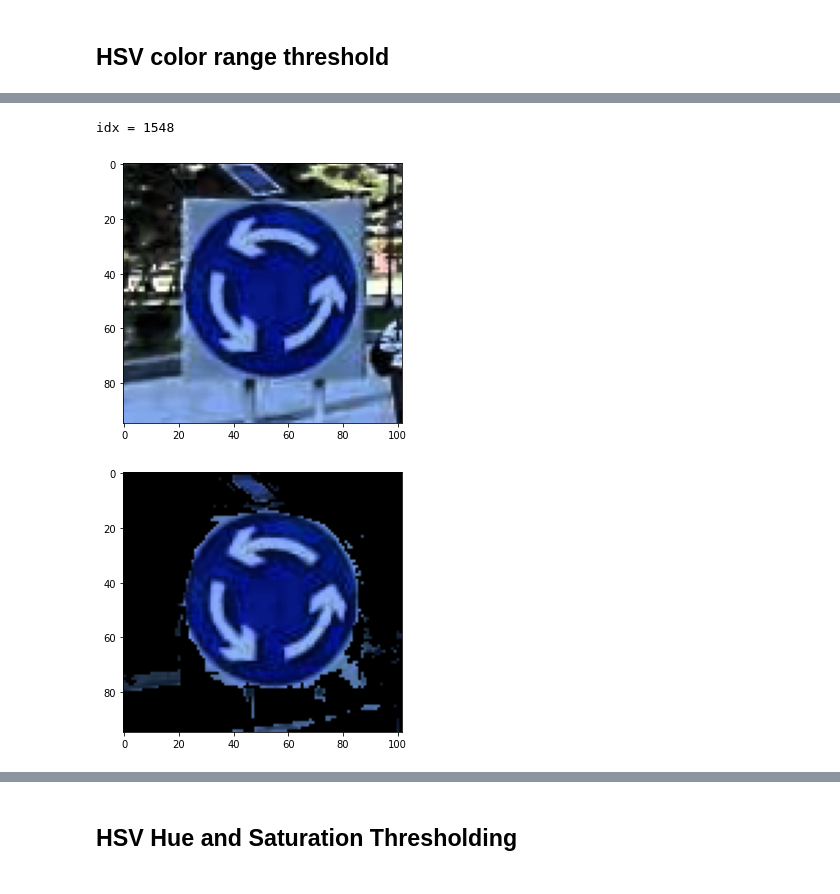
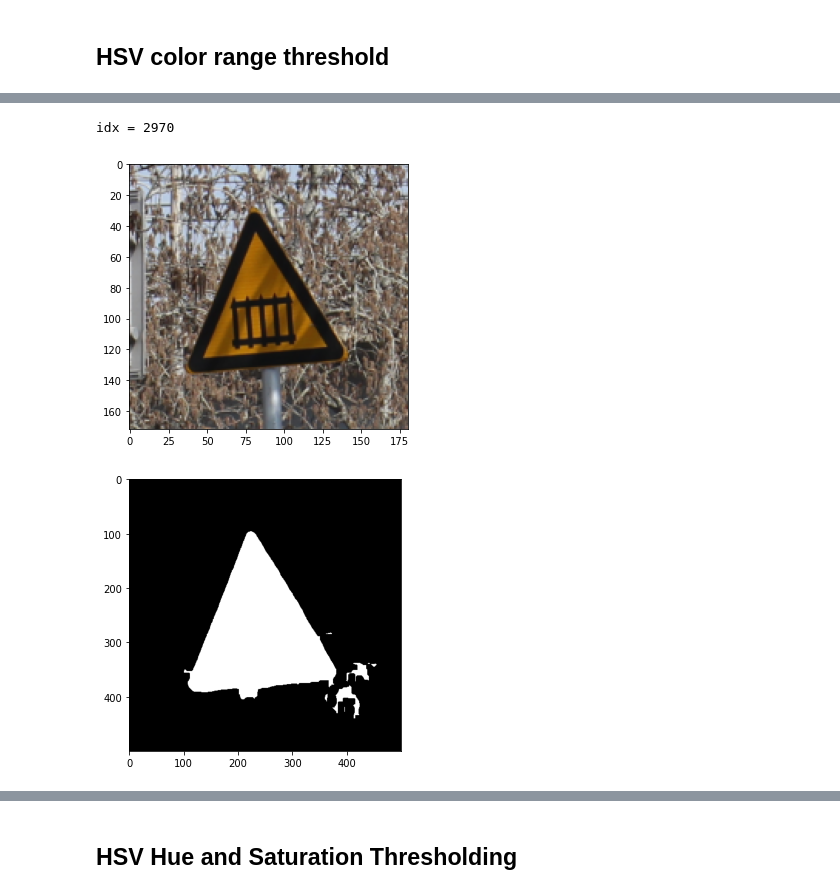
Before and after one commit to chengboon-utar/mini-project, a Jupyter notebook: test.ipynb, the cells around one changed output, grey strips where cells are left out. Cells and saved outputs as stored; diff of their text form; code cells hidden in the pictures.

```diff
--- a/test.ipynb
+++ b/test.ipynb
@@ -104,3 +113,17 @@ idx = 2915
+# %%
+# flood fill can be used to fill the holes in the mask
+
+def floodFill(mask):
+    im_th = cv.threshold(
+        mask, 0, 255, cv.THRESH_BINARY + cv.THRESH_OTSU)[1]
+    im_floodfill = im_th.copy()
+    h, w = im_th.shape[:2]
+    mask = np.zeros((h+2, w+2), np.uint8)
+    cv.floodFill(im_floodfill, mask, (0, 0), 255)
+    im_floodfill_inv = cv.bitwise_not(im_floodfill)
+    im_out = im_th | im_floodfill_inv
+    # im_out = remove_small_objects(im_out)
+    return im_out
 # %%
 # k means clustering
 def k_means(img, k=3):
@@ -176,34 +275,30 @@ idx = 3135
 # %%
-def blue_mask(hsv):
-    lower_blue = np.array([79, 125, 45])
-    upper_blue = np.array([140, 255, 255])
-    mask = cv.inRange(hsv, lower_blue, upper_blue)
+def black_mask(HSV):
+    lower_black = np.array([0, 20, 0])
+    upper_black = np.array([180, 255, 45])
+    mask = cv.inRange(HSV, lower_black, upper_black)
     mask = cv.threshold(mask, 0, 255, cv.THRESH_BINARY + cv.THRESH_OTSU)[1]
     # morphological opening (remove small objects from the foreground)
-    # kernel = np.ones((3, 3), np.uint8)
+    kernel = np.ones((3, 3), np.uint8)
     # mask = cv.morphologyEx(mask, cv.MORPH_OPEN, kernel, iterations=2)
-    # erode = cv.erode(mask, np.ones((5, 5), np.uint8), iterations=13)
-    # mask = cv.dilate(mask, kernel, iterations=1)
-    # mask = cv.morphologyEx(mask, cv.MORPH_CLOSE, kernel, iterations=5)
+    # mask = cv.erode(mask, np.ones((3, 3), np.uint8), iterations=1)
+    # mask = cv.dilate(mask, kernel, iterations=2)
+    mask = cv.morphologyEx(mask, cv.MORPH_CLOSE, kernel, iterations=2)
 
-    # Flood fill
-    im_th = cv.threshold(mask, 0, 255, cv.THRESH_BINARY + cv.THRESH_OTSU)[1]
-    im_floodfill = im_th.copy()
-    h, w = im_th.shape[:2]
-    mask = np.zeros((h+2, w+2), np.uint8)
-    cv.floodFill(im_floodfill, mask, (0, 0), 255)
-    im_floodfill_inv = cv.bitwise_not(im_floodfill)
-    im_out = im_th | im_floodfill_inv
-    # im_out = remove_small_objects(im_out)
-    return im_out
+    mask = remove_small_objects(mask)
+    mask = floodFill(mask)
+    mask = cv.morphologyEx(mask, cv.MORPH_ERODE, kernel, iterations=2)
 
-img = random_img(1548)[1]
-img = hsv_equalize(img)
+
+    return mask
+
+
+img = random_img(2970)[1]
 plot(cv.cvtColor(img, cv.COLOR_BGR2RGB))
-hsv = cv.cvtColor(img, cv.COLOR_BGR2HSV)
-rgb_ = cv.cvtColor(img, cv.COLOR_BGR2RGB)
-plot(cv.bitwise_and(rgb_, rgb_, mask=blue_mask(hsv)))
+plot(black_mask(preprocessing(img)))
+
+# 3100
 # %% [output]
-idx = 1548
+idx = 2970
-[figure, old version]
+[figure, new version]
-[figure, old version]
+[figure, new version]
```
Also changed, not shown: parts of 22 cells of this notebook.
